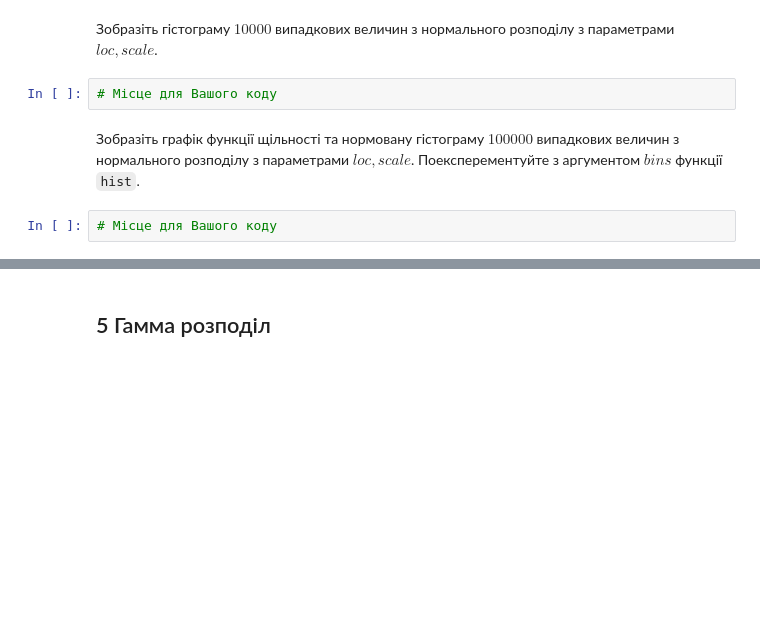
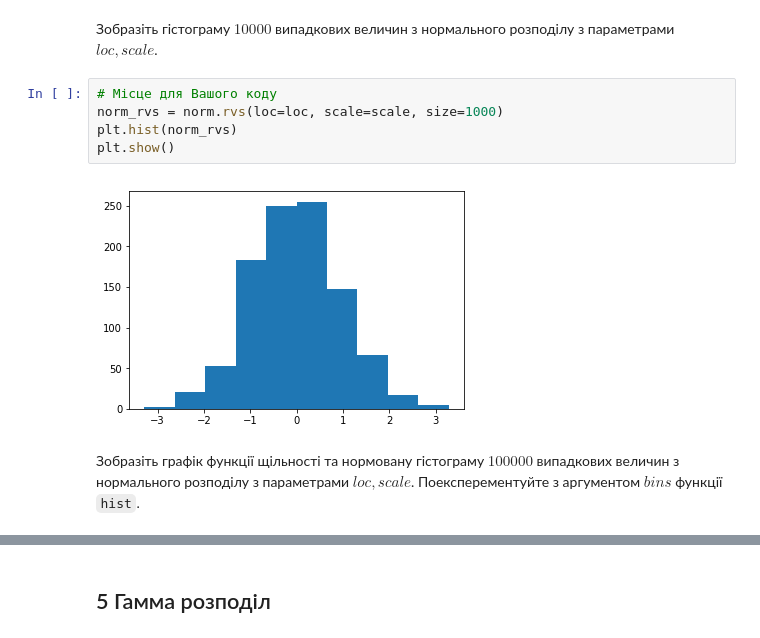
Before and after one commit to mikke-172/probability_homework5, a Jupyter notebook: Лабораторне заняття 5.ipynb, the cells around one changed output, grey strips where cells are left out. Saved outputs shown, nothing was run; the diff lists cells and outputs as text; blank space fills up the shorter version.

```diff
--- a/Лабораторне заняття 5.ipynb
+++ b/Лабораторне заняття 5.ipynb
@@ -389,8 +444,11 @@ x2 = np.arange(-5, 5.01, 0.01)
 # %% [markdown]
 Зобразіть гістограму $10000$ випадкових величин з нормального розподілу з параметрами $loc, scale$.
-# %%
-# Місце для Вашого коду
+# %%
+# Місце для Вашого коду
+norm_rvs = norm.rvs(loc=loc, scale=scale, size=1000)
+plt.hist(norm_rvs)
+plt.show()
+# %% [output]
+[figure, added]
 # %% [markdown]
 Зобразіть графік функції щільності та нормовану гістограму $100000$ випадкових величин з нормального розподілу з параметрами $loc, scale$. Поексперементуйте з аргументом $bins$ функції `hist`.
-# %%
-# Місце для Вашого коду
```
Also changed, not shown: parts of 29 cells of this notebook.
